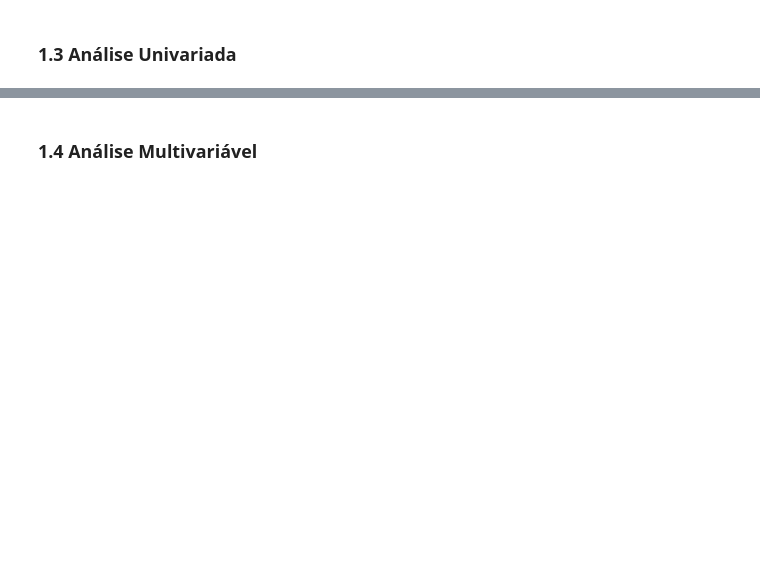
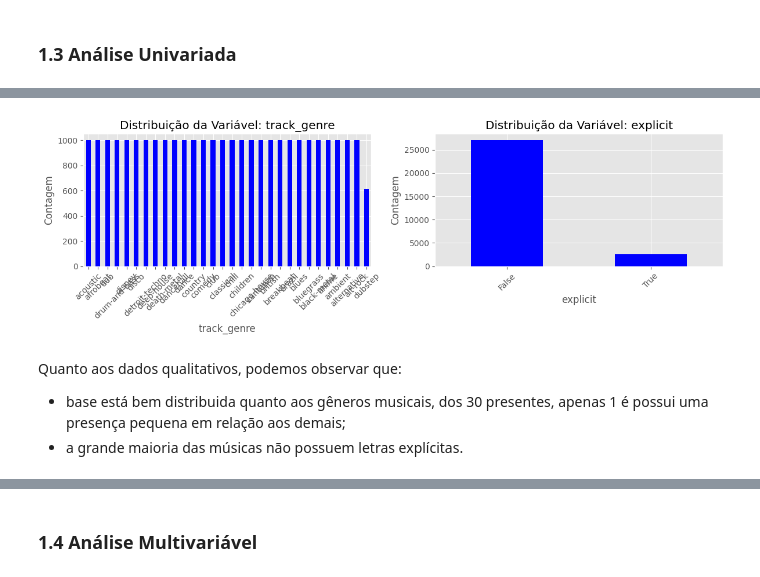
Before and after one commit to m4rc0st/RecomendacaoMusicas, a Jupyter notebook: analise_spotify_dados.ipynb, the cells around one changed output, grey strips where cells are left out. Cells and saved outputs as stored; diff of their text form; code cells hidden in the pictures; blank space fills up the shorter version.

```diff
--- a/analise_spotify_dados.ipynb
+++ b/analise_spotify_dados.ipynb
@@ -60,12 +140,0 @@ for variavel in variaveis:
-# %%
-variaveis_objects = ['track_genre']
-
-for variavel in variaveis_objects:
-  contagem_por_categoria = df[variavel].value_counts()
-  plt.figure(figsize=(6, 4))
-  contagem_por_categoria.plot(kind='bar', color='blue')
-  plt.title(f'Distribuição da Variável: {variaveis_objects}')
-  plt.xlabel(variaveis_objects)
-  plt.ylabel('Contagem')
-  plt.xticks(rotation=45)
-  plt.show()
@@ -71,0 +148,25 @@ for variavel in variaveis_objects:
+# %%
+variaveis_objects = ['track_genre', 'explicit']
+
+
+fig, axes = plt.subplots(1, len(variaveis_objects), figsize=(12, 4))  # Define o número de subplots e o tamanho da figura
+
+for i, variavel in enumerate(variaveis_objects):
+    contagem_por_categoria = df[variavel].value_counts()
+    ax = axes[i]  # Seleciona o subplot atual
+    contagem_por_categoria.plot(kind='bar', color='blue', ax=ax)
+    ax.set_title(f'Distribuição da Variável: {variavel}')
+    ax.set_xlabel(variavel)
+    ax.set_ylabel('Contagem')
+    ax.tick_params(axis='x', rotation=45)
+
+plt.tight_layout()  # Para ajustar os espaços entre os subplots
+plt.show()
+# %% [output]
+[figure, added]
+# %% [markdown]
+Quanto aos dados qualitativos, podemos observar que:
+
+
+*   base está bem distribuida quanto aos gêneros musicais, dos 30 presentes, apenas 1 é possui uma presença pequena em relação aos demais;
+*   a grande maioria das músicas não possuem letras explícitas.
```
Also changed, not shown: parts of 30 cells of this notebook, 1 other file.
